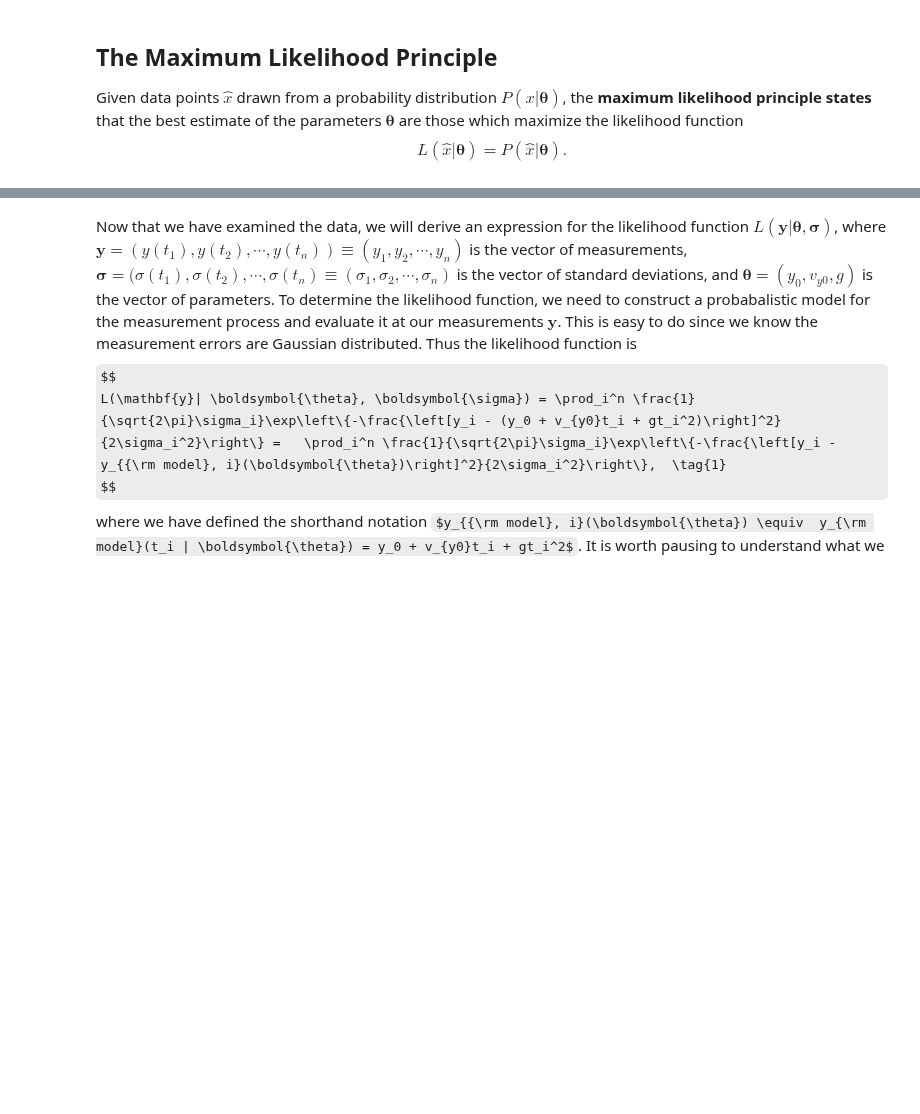
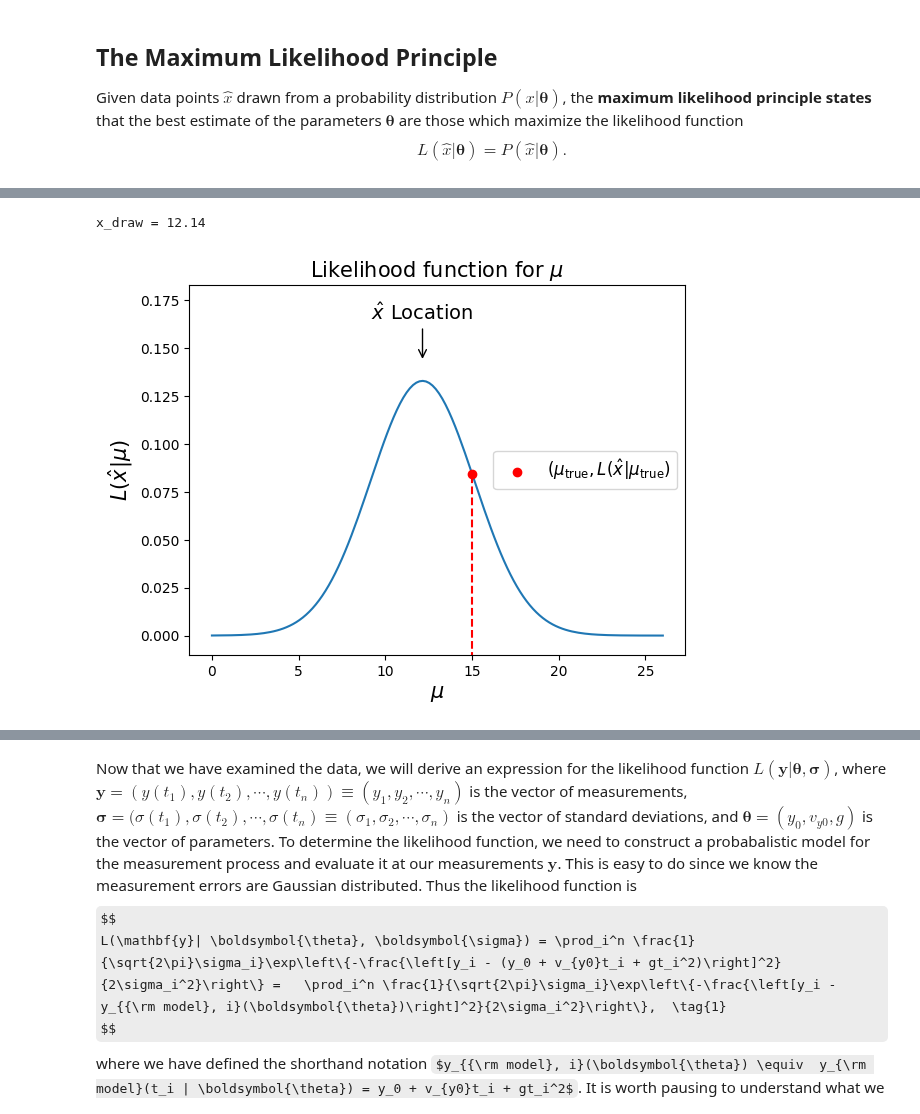
Before and after one commit to enigma-igm/Phys29, a Jupyter notebook: Phys29/lectures/Week9/01_fitting_data.ipynb, the cells around one changed output, grey strips where cells are left out. Cells and saved outputs as stored; diff of their text form; code cells hidden in the pictures; some formulas as TeX source; blank space fills up the shorter version.

```diff
--- a/Phys29/lectures/Week9/01_fitting_data.ipynb
+++ b/Phys29/lectures/Week9/01_fitting_data.ipynb
@@ -23 +31,39 @@ $$
+# %%
+import numpy as np
+from matplotlib import pyplot as plt
+from matplotlib.ticker import AutoMinorLocator
+from scipy import stats
+
+seed = 333
+rng = np.random.default_rng(seed)
+
+# Generate a single draw from a Gaussian
+mu_true = 15
+sigma = 3
+x_draw = rng.normal(mu_true, sigma)
+print(r'x_draw = {:.2f}'.format(x_draw))
+
+# Create a vector of mu values
+mu_values = np.linspace(0, 26, 140)
+# No need to do a loop
+L_of_mu = stats.norm.pdf(x_draw, mu_values, sigma)
+
+plt.plot(mu_values, L_of_mu)
+plt.scatter(mu_true, stats.norm.pdf(x_draw, mu_true, sigma), color='r', zorder=5, label=r'$(\mu_{\rm true}, L({\hat x} | \mu_{\rm true})$')
+# Add a vertical dashed line that starts from the x-axis and terminates at the scatter dot
+plt.plot([mu_true, mu_true], [-1, stats.norm.pdf(x_draw, mu_true, sigma)], color='r', linestyle='--')
+plt.xlabel(r'$\mu$', fontsize=15)
+plt.ylabel(r'$L({\hat x} | \mu)$', fontsize=15)
+plt.title(r'Likelihood function for $\mu$', fontsize=15)
+
+# Add arrow at the top of the plot indicating the draw location
+plt.annotate(r'${{\hat x}}$ Location', xy=(x_draw, max(L_of_mu) + 0.01), xytext=(x_draw, max(L_of_mu) + 0.03),
+             arrowprops=dict(facecolor='black', arrowstyle='->'),
+             verticalalignment='bottom', horizontalalignment='center', fontsize=14)
+plt.legend(loc='center right', fontsize=12)
+plt.ylim(-0.01, max(L_of_mu) + 0.05)  # adjust y-axis limits to make room for the annotation
+plt.show()
+# %% [output]
+x_draw = 12.14
+[figure, added]
 # %% [markdown]
```
Also changed, not shown: parts of 16 cells of this notebook, 1 other file.
